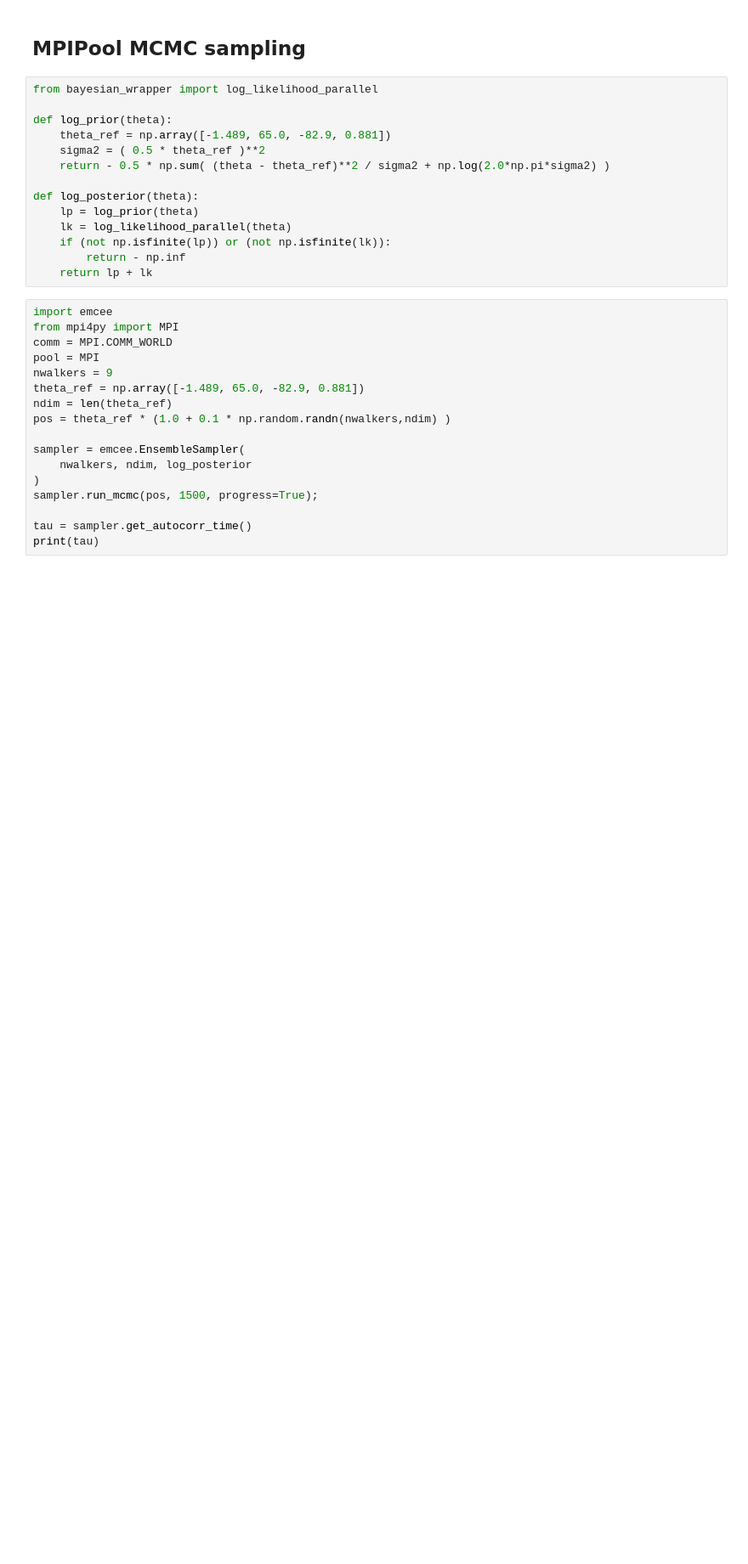
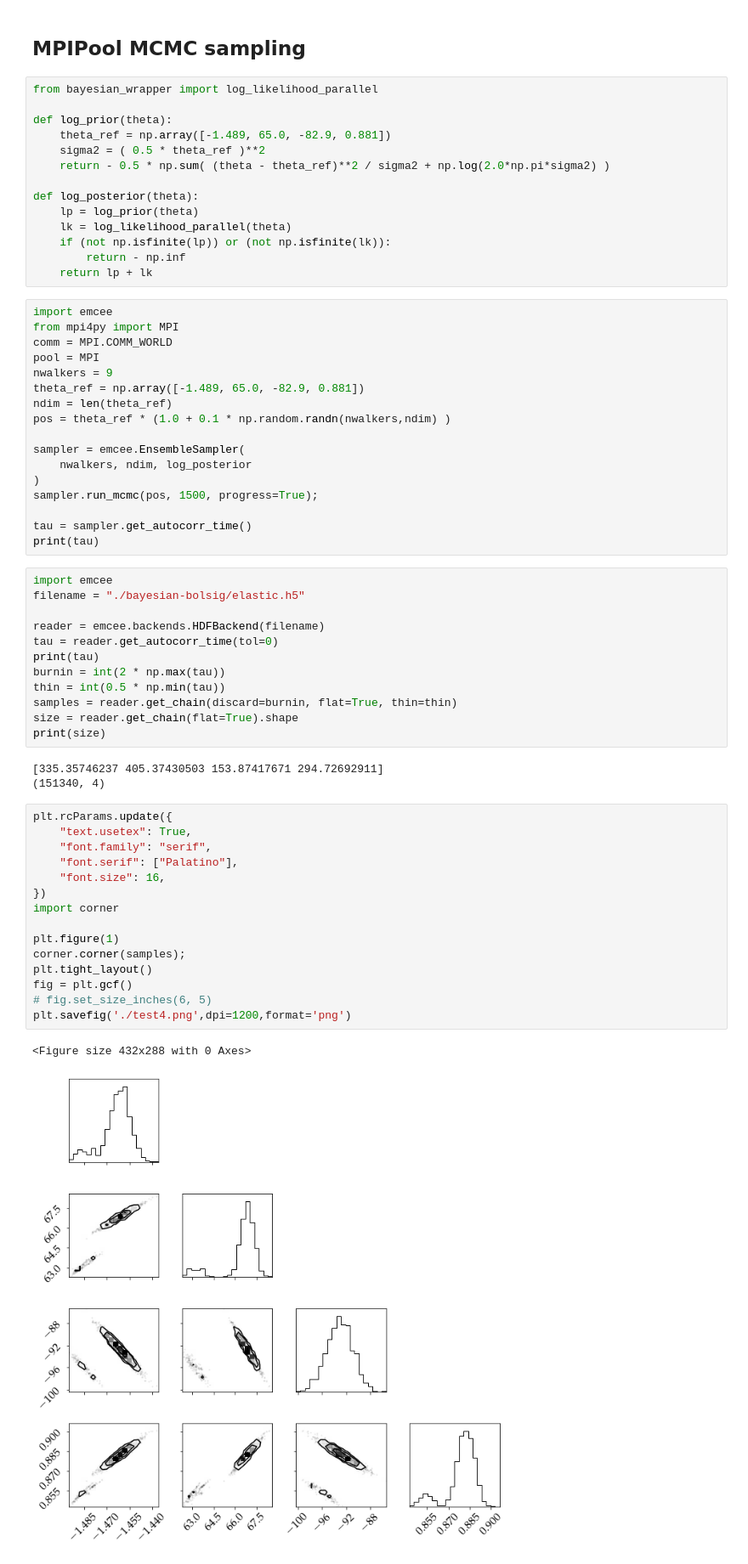
Before and after one commit to dreamer2368/uncertain-crs, a Jupyter notebook: bolsig/bolsig-bayesian.ipynb, the cells around one changed output. Shown: that part at 85% size. Cells and saved outputs as stored; diff of their text form; blank space fills up the shorter version.

```diff
--- a/bolsig/bolsig-bayesian.ipynb
+++ b/bolsig/bolsig-bayesian.ipynb
@@ -166,3 +164,36 @@ sampler.run_mcmc(pos, 1500, progress=True);
 
 tau = sampler.get_autocorr_time()
 print(tau)
+# %%
+import emcee
+filename = "./bayesian-bolsig/elastic.h5"
+
+reader = emcee.backends.HDFBackend(filename)
+tau = reader.get_autocorr_time(tol=0)
+print(tau)
+burnin = int(2 * np.max(tau))
+thin = int(0.5 * np.min(tau))
+samples = reader.get_chain(discard=burnin, flat=True, thin=thin)
+size = reader.get_chain(flat=True).shape
+print(size)
+# %% [output]
+[335.35746237 405.37430503 153.87417671 294.72692911]
+(151340, 4)
+# %%
+plt.rcParams.update({
+    "text.usetex": True,
+    "font.family": "serif",
+    "font.serif": ["Palatino"],
+    "font.size": 16,
+})
+import corner
+
+plt.figure(1)
+corner.corner(samples);
+plt.tight_layout()
+fig = plt.gcf()
+# fig.set_size_inches(6, 5)
+plt.savefig('./test4.png',dpi=1200,format='png')
+# %% [output]
+<Figure size 432x288 with 0 Axes>
+[figure, added]
```
Also changed, not shown: parts of 3 cells of this notebook, 3 other files.
